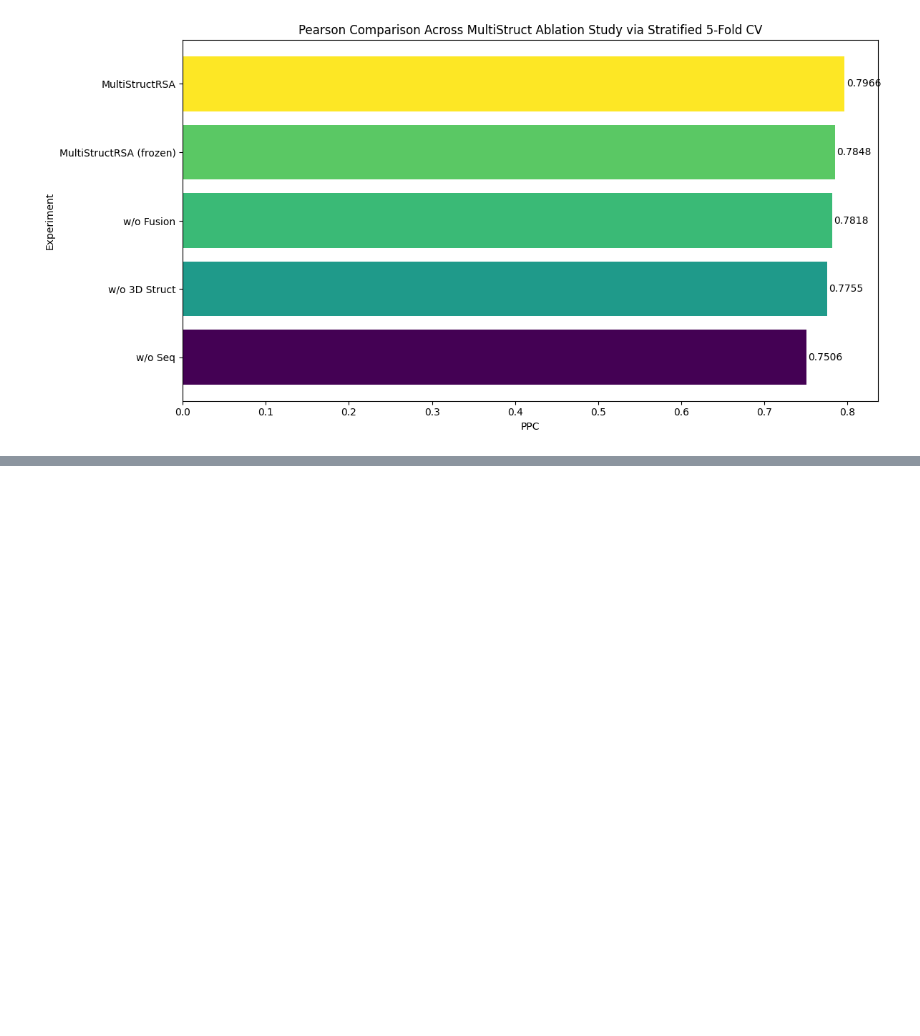
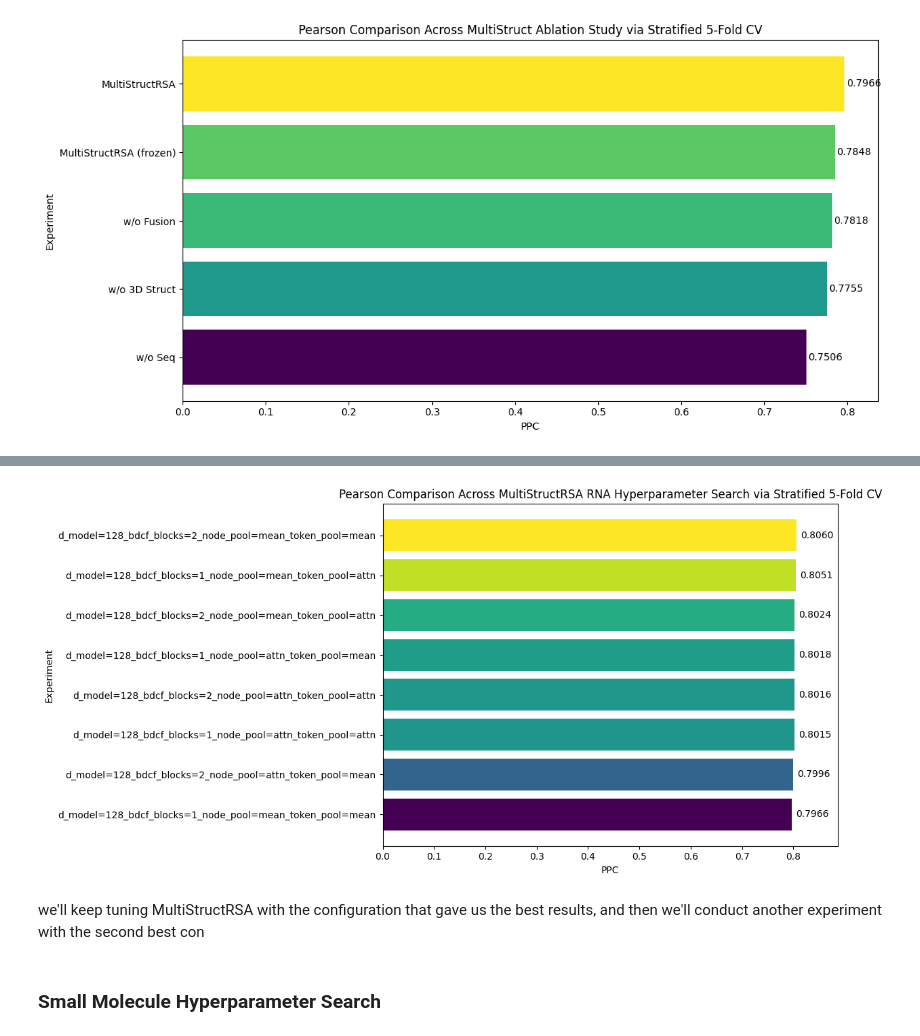
Before and after one commit to Gavision97/MultiStructRSA, a Jupyter notebook: notebooks/analyse_exp_res.ipynb, the cells around one changed output, grey strips where cells are left out. Cells and saved outputs as stored; diff of their text form; code cells hidden in the pictures; blank space fills up the shorter version.

```diff
--- a/notebooks/analyse_exp_res.ipynb
+++ b/notebooks/analyse_exp_res.ipynb
@@ -132,0 +243,20 @@ plt.show()
+# %%
+rna_pool_hyperparam_df = preprocess_df_hyperparam_plot(RNA_POOL_HYPERPARAM_PATH)
+
+plot_horizontal_metric(
+    df=rna_pool_hyperparam_df,
+    label_col="exp_description",
+    value_col="p_mean",
+    title="Pearson Comparison Across MultiStructRSA RNA Hyperparameter Search via Stratified 5-Fold CV",
+    xlabel="PPC",
+    ylabel="Experiment",
+    sort_ascending=True
+)
+
+plt.show()
+# %% [output]
+[figure, added]
+# %% [markdown]
+we'll keep tuning MultiStructRSA with the configuration that gave us the best results, and then we'll conduct another experiment with the second best con
+# %% [markdown]
+### Small Molecule Hyperparameter Search ###
```
Also changed, not shown: parts of 29 cells of this notebook, 27 other files.
